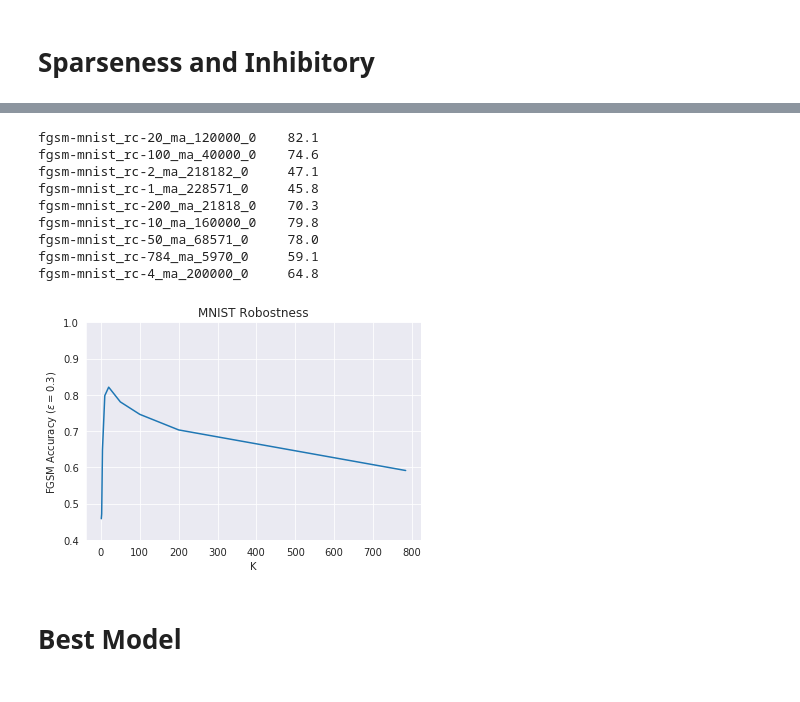
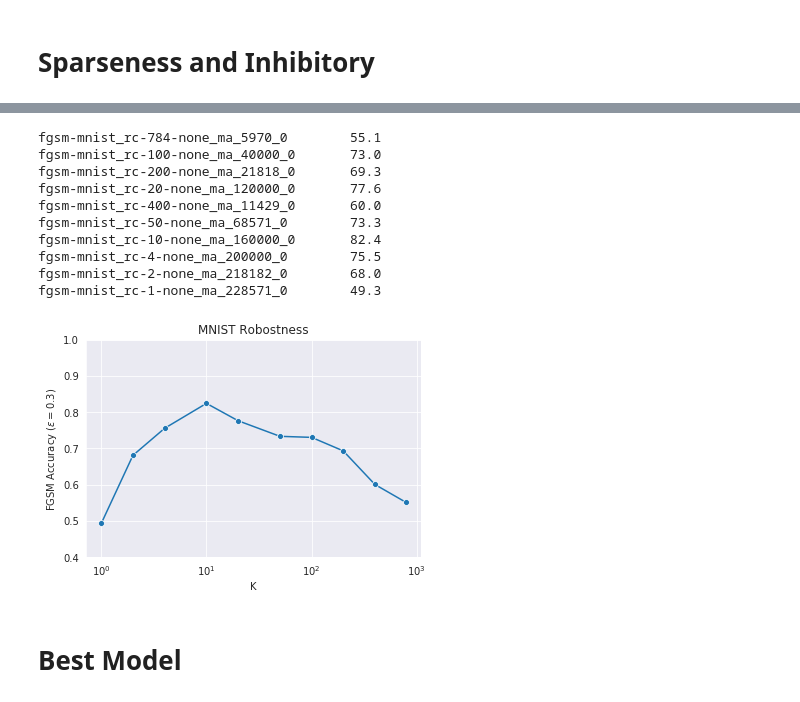
Before and after one commit to liuyuezhang/cerebellum, a Jupyter notebook: notebook/plot.ipynb, the cells around one changed output, grey strips where cells are left out. Cells and saved outputs as stored; diff of their text form; code cells hidden in the pictures.

```diff
--- a/notebook/plot.ipynb
+++ b/notebook/plot.ipynb
@@ -25,7 +25,6 @@ runs = api.runs("liuyuezhang/cerebellum")
 for run in runs:
     if run.name == name:
         run_id = run.id
-        config = Bunch(run.config)
         print(run.name, run.id)
         break
 # %% [output]
@@ -188,7 +183,7 @@ plt.savefig('/home/liuyuezhangadam/Desktop/cerebellum/fig/ltd_'+ENV+'.png', dpi=
 ENV = 'fgsm-mnist'
 METHOD = 'fc'
 LTD = ['none', 'ma']
-N = [2000, 20000, 200000]
+N = [1000, 2000, 5000, 10000, 20000, 50000, 100000, 200000]
 SEED = 0
 
 df = pd.DataFrame()
@@ -236,20 +234,21 @@ plt.savefig('/home/liuyuezhangadam/Desktop/cerebellum/fig/ltd_'+ENV+'.png', dpi=
 ENV = 'mnist'
 METHOD = 'rc'
 LTD = ['ma']
-K = [1, 2, 4, 10, 20, 50, 100, 200, 784]
+K = [1, 2, 4, 10, 20, 50, 100, 200, 400, 784]
 SEED = 0
 
 df = pd.DataFrame()
 table = pd.DataFrame()
 for run in runs:
-    m = re.match('(.*)_(.*)-(.*)_(.*)_(.*)_(.*)', run.name)
+    m = re.match('(.*)_(.*)-(.*)-(.*)_(.*)_(.*)_(.*)', run.name)
     if m is not None:
         env = m.group(1)
         method = m.group(2)
         k = int(m.group(3))
-        ltd = m.group(4)
-        n = int(m.group(5))
-        seed = int(m.group(6))
+        golgi = m.group(4)
+        ltd = m.group(5)
+        n = int(m.group(6))
+        seed = int(m.group(7))
 
         if env == ENV and method == METHOD and k in K and ltd in LTD and seed == SEED:
             temp = pd.DataFrame()
@@ -258,6 +257,7 @@ for run in runs:
             temp['best_train_acc'] = history['best_train_acc'].dropna()
             temp['best_test_acc'] = history['best_test_acc'].dropna()
             temp['K'] = k
+            temp['golgi'] = golgi
             temp['seed'] = seed
             df = df.append(temp)
 
@@ -287,20 +288,21 @@ plt.savefig('/home/liuyuezhangadam/Desktop/cerebellum/fig/sparse_'+ENV+'.png', d
 ENV = 'fgsm-mnist'
 METHOD = 'rc'
 LTD = ['ma']
-K = [1, 2, 4, 10, 20, 50, 100, 200, 784]
+K = [1, 2, 4, 10, 20, 50, 100, 200, 400, 784]
 SEED = 0
 
 df = pd.DataFrame()
 table = pd.DataFrame()
 for run in runs:
-    m = re.match('(.*)_(.*)-(.*)_(.*)_(.*)_(.*)', run.name)
+    m = re.match('(.*)_(.*)-(.*)-(.*)_(.*)_(.*)_(.*)', run.name)
     if m is not None:
         env = m.group(1)
         method = m.group(2)
         k = int(m.group(3))
-        ltd = m.group(4)
-        n = int(m.group(5))
-        seed = int(m.group(6))
+        golgi = m.group(4)
+        ltd = m.group(5)
+        n = int(m.group(6))
+        seed = int(m.group(7))
 
         if env == ENV and method == METHOD and k in K and ltd in LTD and seed == SEED:
             temp = pd.DataFrame()
@@ -308,29 +310,31 @@ for run in runs:
 
             temp['max_attack_acc'] = history['max_attack_acc'].dropna()
             temp['K'] = k
+            temp['golgi'] = golgi
             temp['seed'] = seed
             df = df.append(temp)
 
             max_attack_acc = history['max_attack_acc'].dropna().item() * 100
             print('{:30}\t{:.1f}'.format(run.name, max_attack_acc))
 # %% [output]
-fgsm-mnist_rc-20_ma_120000_0    82.1
-fgsm-mnist_rc-100_ma_40000_0    74.6
-fgsm-mnist_rc-2_ma_218182_0     47.1
-fgsm-mnist_rc-1_ma_228571_0     45.8
-fgsm-mnist_rc-200_ma_21818_0    70.3
-fgsm-mnist_rc-10_ma_160000_0    79.8
-fgsm-mnist_rc-50_ma_68571_0     78.0
-fgsm-mnist_rc-784_ma_5970_0     59.1
-fgsm-mnist_rc-4_ma_200000_0     64.8
+fgsm-mnist_rc-784-none_ma_5970_0        55.1
+fgsm-mnist_rc-100-none_ma_40000_0       73.0
+fgsm-mnist_rc-200-none_ma_21818_0       69.3
+fgsm-mnist_rc-20-none_ma_120000_0       77.6
+fgsm-mnist_rc-400-none_ma_11429_0       60.0
+fgsm-mnist_rc-50-none_ma_68571_0        73.3
+fgsm-mnist_rc-10-none_ma_160000_0       82.4
+fgsm-mnist_rc-4-none_ma_200000_0        75.5
+fgsm-mnist_rc-2-none_ma_218182_0        68.0
+fgsm-mnist_rc-1-none_ma_228571_0        49.3
 # %%
-ax = sns.lineplot(x='K', y='max_attack_acc', ci=95, n_boot=10,
+ax = sns.lineplot(x='K', y='max_attack_acc', ci=95, n_boot=10, marker='o',
                   data=df)
-ax.set(title='MNIST Robostness', xlabel='K', ylabel='FGSM Accuracy ($\epsilon=0.3$)')
+ax.set(title='MNIST Robostness', xlabel='K', xscale='log', ylabel='FGSM Accuracy ($\epsilon=0.3$)')
 plt.ylim(0.4, 1.0)
 # plt.legend(loc='lower right')
 plt.savefig('/home/liuyuezhangadam/Desktop/cerebellum/fig/sparse_'+ENV+'.png', dpi=300)
 # %% [output]
-[figure, old version]
+[figure, new version]
 # %% [markdown]
 # Best Model
```
Also changed, not shown: parts of 7 cells of this notebook, 1 other file.
